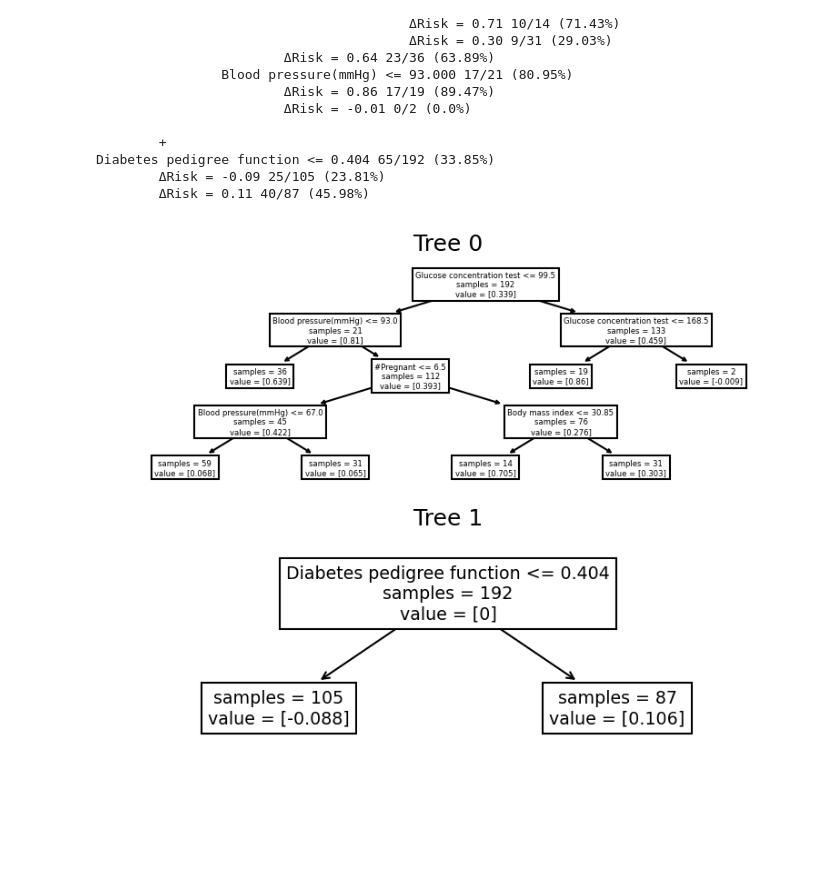
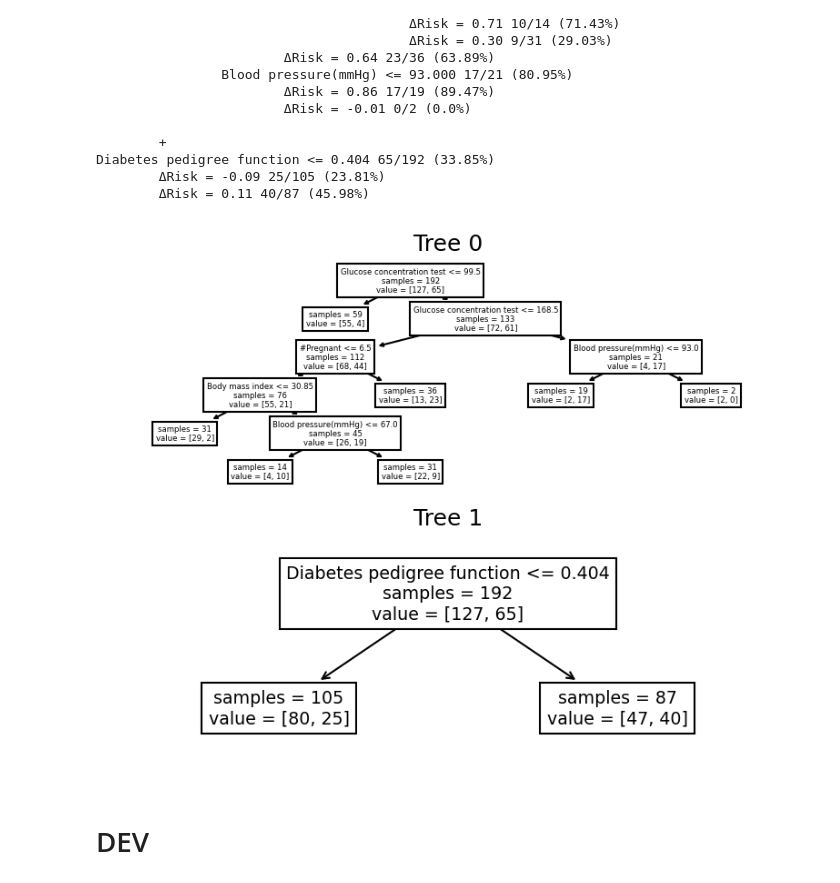
Before and after one commit to csinva/imodels, a Jupyter notebook: notebooks/FIGS_testing.ipynb, the cells around one changed output. Drawn from its saved outputs; the diff is of its cells as text; code cells hidden in the pictures; blank space fills up the shorter version.

Commit message:
fixed plotting issue, and created extract_sklearn_tree_from_figs function that returns a real sklearn DecisionTree object

```diff
--- a/notebooks/FIGS_testing.ipynb
+++ b/notebooks/FIGS_testing.ipynb
@@ -89,6 +89,8 @@ Diabetes pedigree function <= 0.404 65/192 (33.85%)
         ΔRisk = -0.09 25/105 (23.81%)
         ΔRisk = 0.11 40/87 (45.98%)
 # %%
-model_figs.plot()
+model_figs.plot(X_train, y_train)
 # %% [output]
-[figure, old version]
+[figure, new version]
+# %% [markdown]
+# DEV
```
Also changed, not shown: parts of 6 cells of this notebook, 4 other files.
